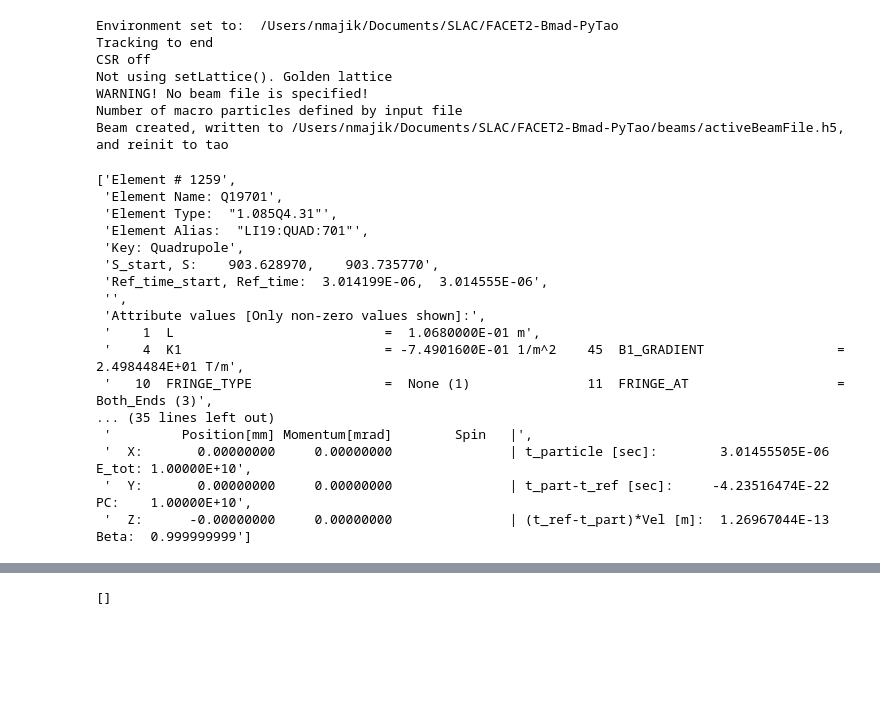
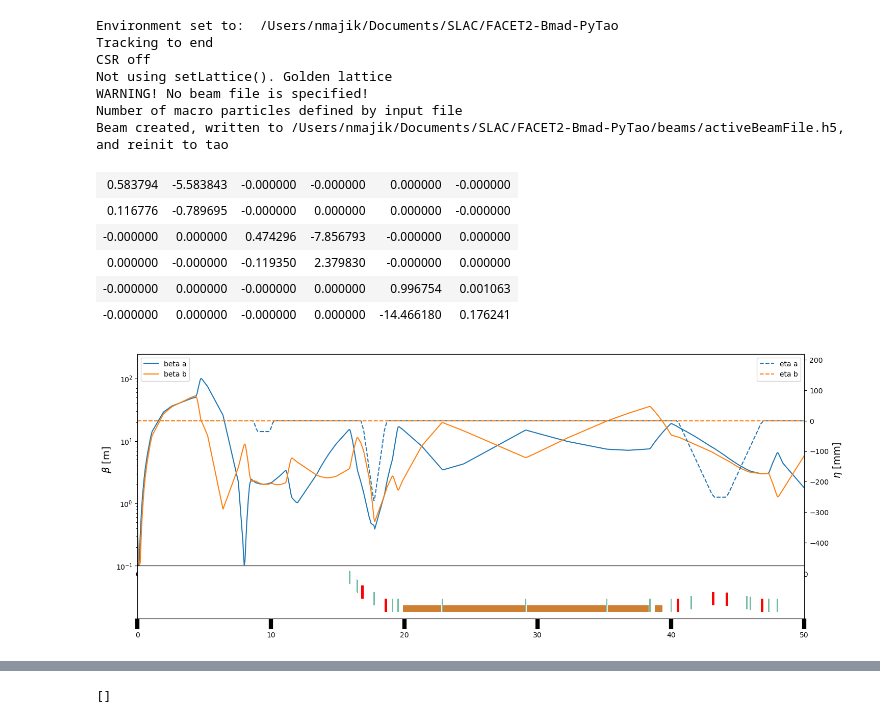
Before and after one commit to slaclab/FACET2-Bmad-PyTao, a Jupyter notebook: DELETEME.ipynb, the cells around one changed output, grey strips where cells are left out. Cells and saved outputs as stored; diff of their text form; code cells hidden in the pictures; blank space fills up the shorter version.

```diff
--- a/DELETEME.ipynb
+++ b/DELETEME.ipynb
@@ -19,23 +19,16 @@ WARNING! No beam file is specified!
 Number of macro particles defined by input file
 Beam created, written to /Users/nmajik/Documents/SLAC/FACET2-Bmad-PyTao/beams/activeBeamFile.h5, and reinit to tao
 # %%
-tao.cmd('show ele Q19701')
+getMatrix(tao, "L0AFEND", "BEGBC11_1", print = True);
 # %% [output]
-['Element # 1259',
- 'Element Name: Q19701',
- 'Element Type:  "1.085Q4.31"',
- 'Element Alias:  "LI19:QUAD:701"',
- 'Key: Quadrupole',
- 'S_start, S:    903.628970,    903.735770',
- 'Ref_time_start, Ref_time:  3.014199E-06,  3.014555E-06',
- '',
- 'Attribute values [Only non-zero values shown]:',
- '    1  L                           =  1.0680000E-01 m',
- '    4  K1                          = -7.4901600E-01 1/m^2    45  B1_GRADIENT                 =  2.4984484E+01 T/m',
- '   10  FRINGE_TYPE                 =  None (1)               11  FRINGE_AT                   =  Both_Ends (3)',
-... (35 lines left out)
- '         Position[mm] Momentum[mrad]        Spin   |',
- '  X:       0.00000000     0.00000000               | t_particle [sec]:        3.01455505E-06  E_tot: 1.00000E+10',
- '  Y:       0.00000000     0.00000000               | t_part-t_ref [sec]:     -4.23516474E-22  PC:    1.00000E+10',
- '  Z:      -0.00000000     0.00000000               | (t_ref-t_part)*Vel [m]:  1.26967044E-13  Beta:  0.999999999']
+| 0.583794 | -5.583843 | -0.000000 | -0.000000 | 0.000000 | -0.000000 |
+| 0.116776 | -0.789695 | -0.000000 | 0.000000 | 0.000000 | -0.000000 |
+| -0.000000 | 0.000000 | 0.474296 | -7.856793 | -0.000000 | 0.000000 |
+| 0.000000 | -0.000000 | -0.119350 | 2.379830 | -0.000000 | 0.000000 |
+| -0.000000 | 0.000000 | -0.000000 | 0.000000 | 0.996754 | 0.001063 |
+| -0.000000 | 0.000000 | -0.000000 | 0.000000 | -14.466180 | 0.176241 |
+# %%
+floorplanPlot(tao, zmin = 0, zmax = 50)
+# %% [output]
+[figure, added]
 # %%
```
Also changed, not shown: parts of 1 cell of this notebook, 24 other files.
